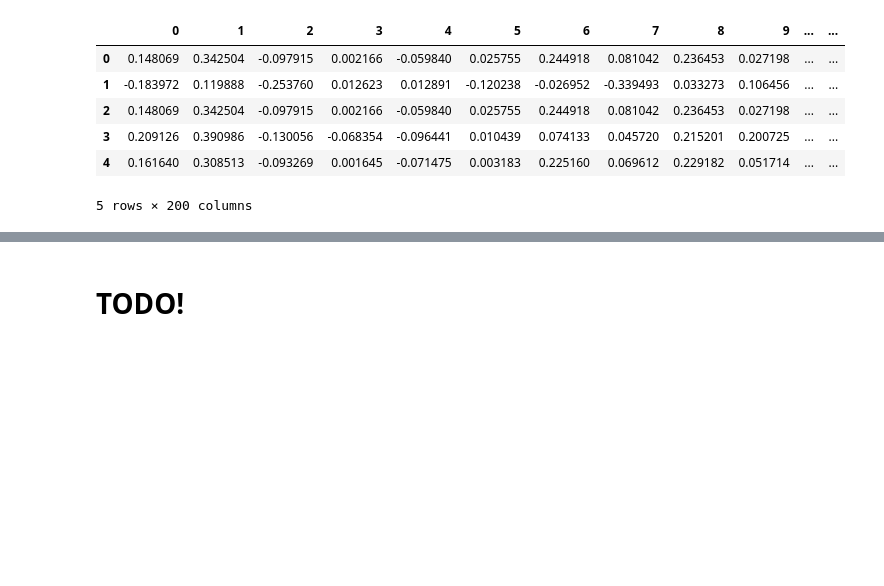
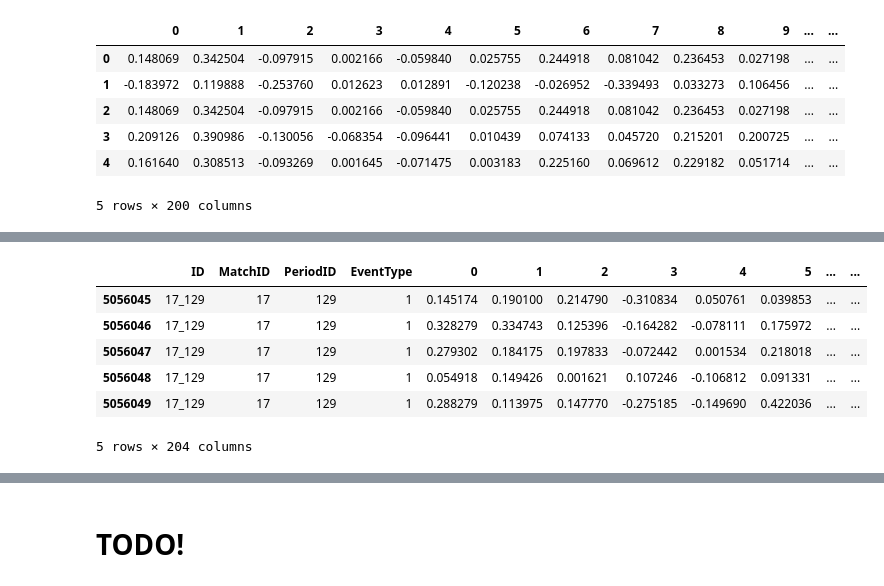
Before and after one commit to vmic2002/DeepLearningChallengeCSC_51054_EP, a Jupyter notebook: Group_challenge_weight_watchers.ipynb, the cells around one changed output, grey strips where cells are left out. Drawn from its saved outputs; the diff is of its cells as text; code cells hidden in the pictures; blank space fills up the shorter version.

```diff
--- a/Group_challenge_weight_watchers.ipynb
+++ b/Group_challenge_weight_watchers.ipynb
@@ -148,0 +150,10 @@ df.head()
+# %%
+df.tail()
+# %% [output]
+|  | ID | MatchID | PeriodID | EventType | 0 | 1 | 2 | 3 | 4 | 5 | ... | ... |
+| 5056045 | 17_129 | 17 | 129 | 1 | 0.145174 | 0.190100 | 0.214790 | -0.310834 | 0.050761 | 0.039853 | ... | ... |
+| 5056046 | 17_129 | 17 | 129 | 1 | 0.328279 | 0.334743 | 0.125396 | -0.164282 | -0.078111 | 0.175972 | ... | ... |
+| 5056047 | 17_129 | 17 | 129 | 1 | 0.279302 | 0.184175 | 0.197833 | -0.072442 | 0.001534 | 0.218018 | ... | ... |
+| 5056048 | 17_129 | 17 | 129 | 1 | 0.054918 | 0.149426 | 0.001621 | 0.107246 | -0.106812 | 0.091331 | ... | ... |
+| 5056049 | 17_129 | 17 | 129 | 1 | 0.288279 | 0.113975 | 0.147770 | -0.275185 | -0.149690 | 0.422036 | ... | ... |
+5 rows × 204 columns
```
Also changed, not shown: parts of 15 cells of this notebook.
